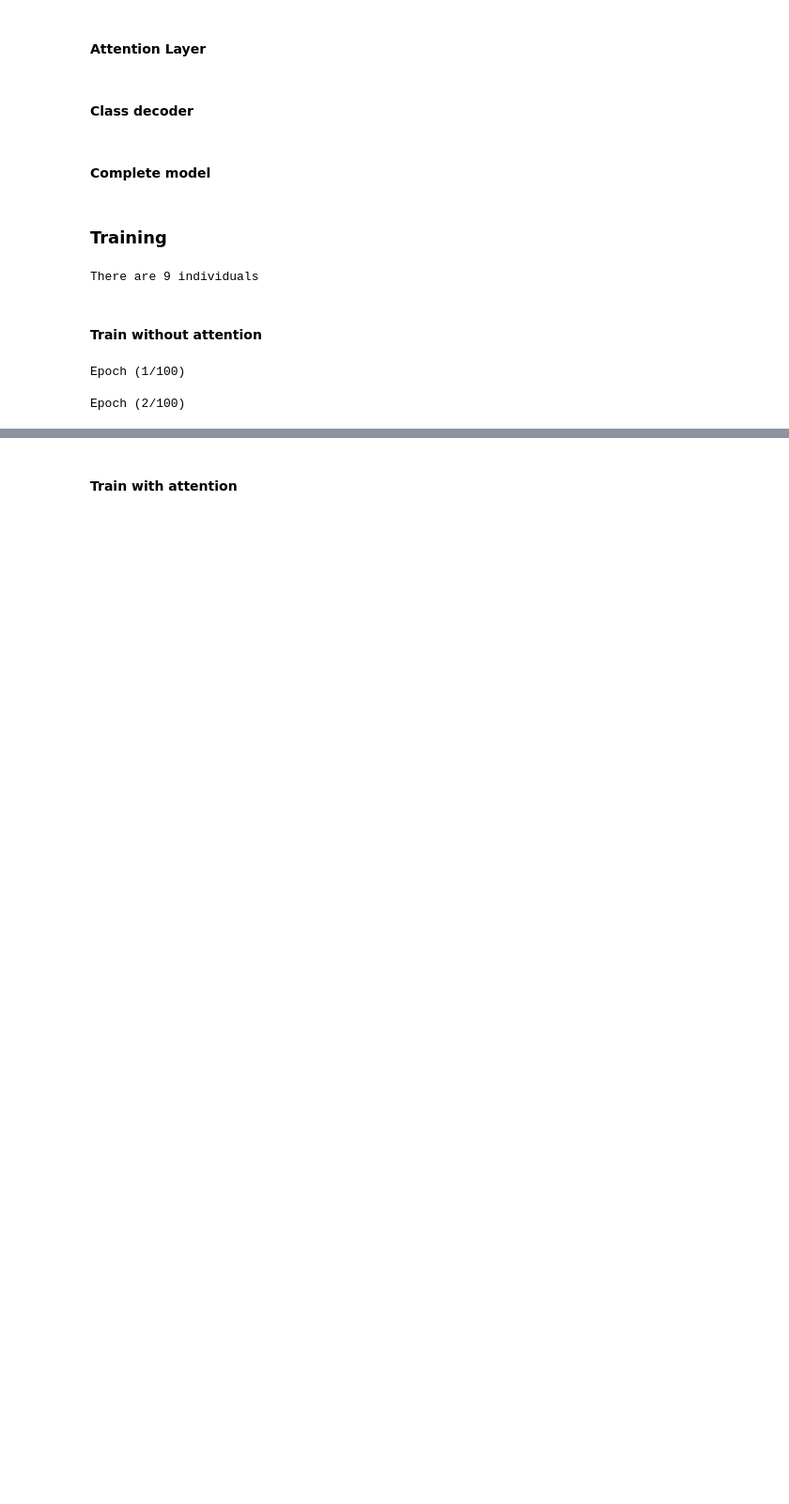
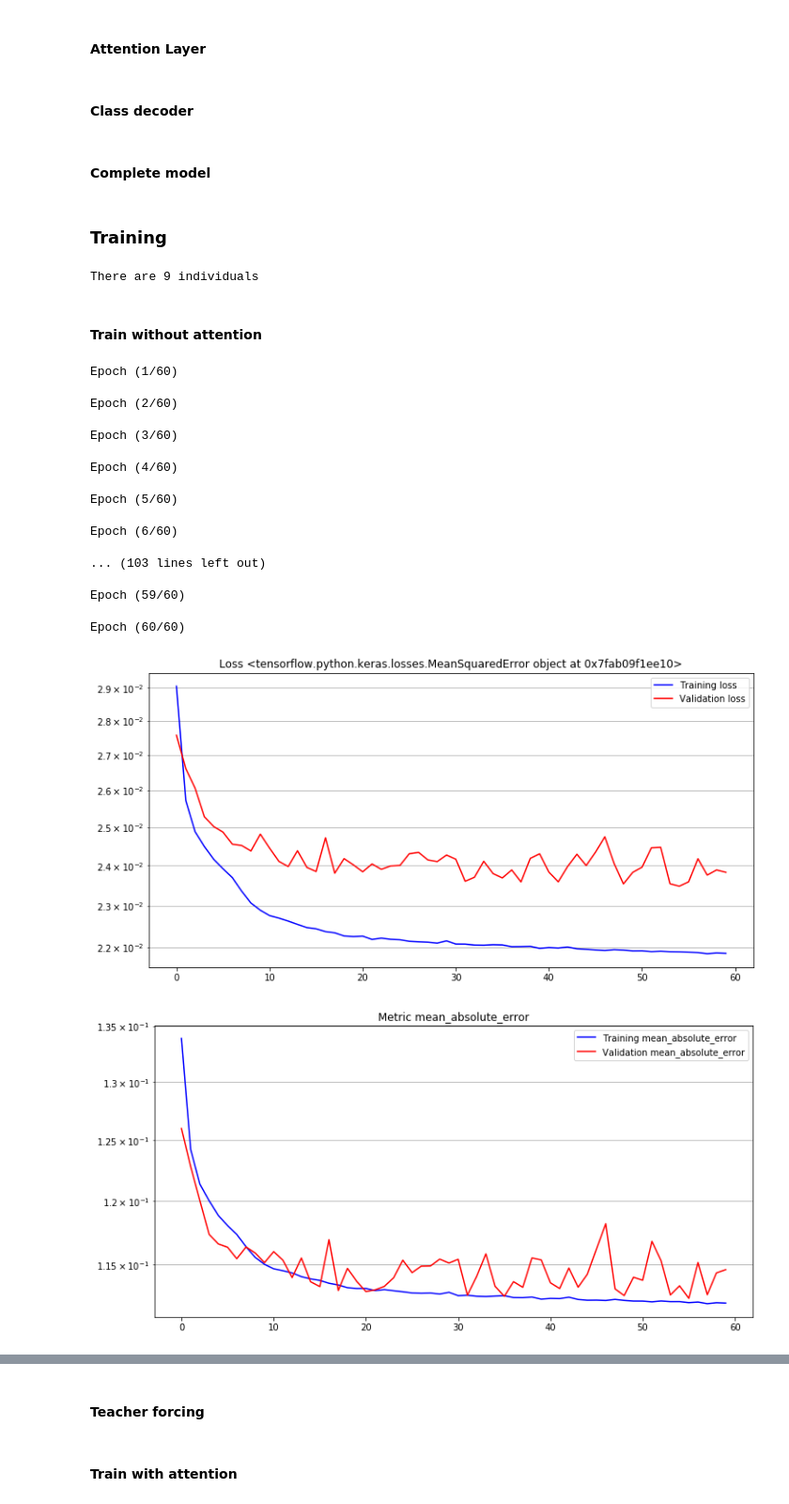
Before and after one commit to juan-arevalo/sugar_level_prediction, a Jupyter notebook: explore/seq2seq_prediction_attention_colab.ipynb, the cells around one changed output, grey strips where cells are left out. Shown at 94% size. Drawn from its saved outputs; the diff is of its cells as text; code cells hidden in the pictures; blank space fills up the shorter version.

```diff
--- a/explore/seq2seq_prediction_attention_colab.ipynb
+++ b/explore/seq2seq_prediction_attention_colab.ipynb
@@ -55,7 +54,7 @@ root = "/content/drive/My Drive/Colab Notebooks/sugar_level_prediction/data/proc
 lastdate = '2020-01-22'
 root = os.path.join(root, lastdate)
 
-history = 3 * 24 * 4
+history = 6 * 24 * 4
 future = 3 * 4
 
 noise = 0.0
@@ -496,7 +495,7 @@ class Seq2SeqModel(tf.keras.Model):
                enc_stacked_units, enc_kernel_mn, enc_recurrent_mn,
                enc_dropout, dec_stacked_units, dec_kernel_mn, dec_recurrent_mn,
                dec_dropout, use_attention, attention_kernel_mn, mlp_units, activation_mlp,
-               mlp_mn, teacher_forcing, start_char, learning_rate, clipvalue,
+               mlp_mn, teacher_forcing, bernouilli_proba, start_char, learning_rate, clipvalue,
                **kwargs):
     super(Seq2SeqModel, self).__init__(**kwargs)
 
@@ -535,6 +534,7 @@ class Seq2SeqModel(tf.keras.Model):
 
     # Others
     self.teacher_forcing = teacher_forcing
+    self.bernouilli_proba = bernouilli_proba
     self.start_char = start_char
 
     # build and compile
@@ -591,10 +591,10 @@ class Seq2SeqModel(tf.keras.Model):
         loss += self.loss_function(tar[:, t, :], predictions)
         _ = [m.update_state(tar[:, t, :], predictions) for m in self.metric_functions]
 
-
-        # teacher-forcing
+        # teacher-forcing with bernouilli distribution
         if self.teacher_forcing:
-          dec_input = tar[:, t, :]
+          p = tf.keras.backend.random_binomial(shape=(), p=self.bernouilli_proba)
+          dec_input = tf.keras.backend.switch(p<0.5, tar[:, t, :], predictions)
 
     batch_loss = loss / int(tar.shape[1])
     variables = self.process_layer.trainable_variables + \
@@ -782,10 +782,11 @@ standard_inputs = dict(
   dec_dropout=0.0,
   mlp_units=[64, 32, 8, 1],
   activation_mlp='selu',
-  mlp_mn=0.5,
+  mlp_mn=0.3,
   use_attention=True,
   attention_kernel_mn=0.1,
   teacher_forcing = None,
+  bernouilli_proba=1.0,
   start_char = -1.0,
   # Optimization params
   learning_rate = 5e-4,
@@ -796,23 +797,38 @@ standard_inputs = dict(
 # %%
 inputs = copy.deepcopy(standard_inputs)
 inputs['teacher_forcing'] = False
 inputs['use_attention'] = False
 inputs['dense_dim'] = None
-inputs['dec_stacked_units'] = [128, 128]
 
-epochs = 100
+epochs = 60
 
 model = Seq2SeqModel(**inputs)
 h = model.fit_custom(train_dataset=train_dataset, epochs=epochs, vad_dataset=vad_dataset)
 
 plot_train_history(h, "Loss %s" %(model.loss_function), 'loss')
 for metric in model.metric_functions:
   plot_train_history(h, 'Metric %s' %(metric.name), metric.name)
 
 prediction_vad = model.predict_custom(vad_dataset)
 for _ in np.arange(10):
   plot_results(vad, prediction_vad, history, future)
 # %% [output]
-Epoch (1/100)
+Epoch (1/60)
 
-Epoch (2/100)
+Epoch (2/60)
+
+Epoch (3/60)
+
+Epoch (4/60)
+
+Epoch (5/60)
+
+Epoch (6/60)
+
+... (103 lines left out)
+
+Epoch (59/60)
+
+Epoch (60/60)
+[figure, added]
+[figure, added]
@@ -818,0 +845,2 @@ Epoch (2/100)
+# %% [markdown]
+#### Teacher forcing
```
Also changed, not shown: parts of 7 cells of this notebook.
